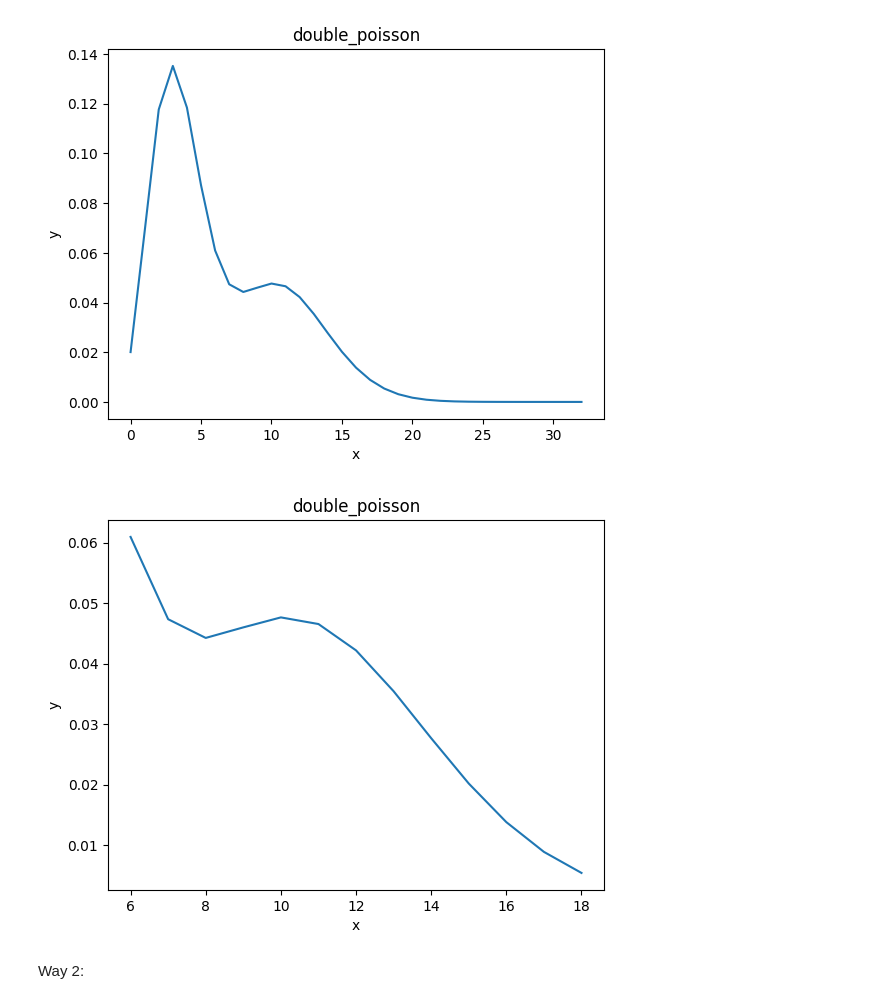
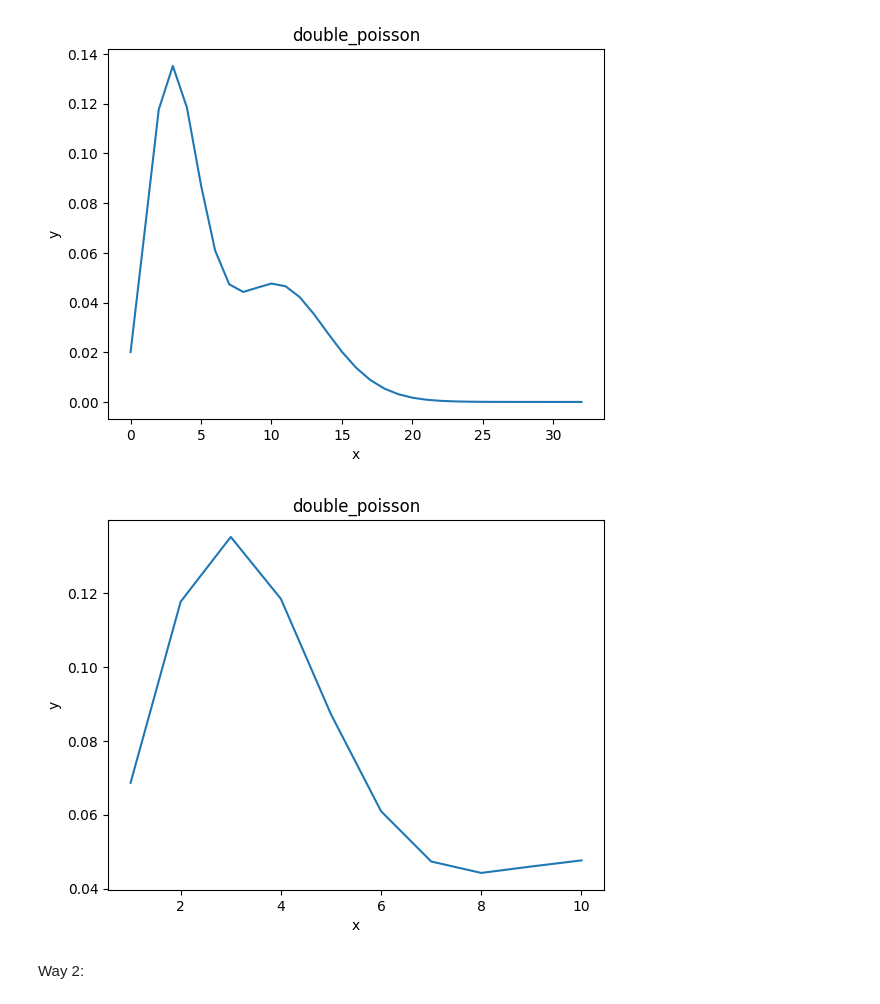
Before and after one commit to IanAguiar-ai/Discrete_Functions_Action_Integration_Hub, a Jupyter notebook: Example/Example_Discrete_Functions_Action_Integration_Hub.ipynb, the cells around one changed output. Cells and saved outputs as stored; diff of their text form; code cells hidden in the pictures.

```diff
--- a/Example/Example_Discrete_Functions_Action_Integration_Hub.ipynb
+++ b/Example/Example_Discrete_Functions_Action_Integration_Hub.ipynb
@@ -192,9 +192,9 @@ model_2.plot()
 # %% [output]
 [figure]
 # %%
-model_2.plot([6,18])
+model_2.plot([1,10])
 # %% [output]
-[figure, old version]
+[figure, new version]
 # %% [markdown]
 Way 2:
 # %%
```
Also changed, not shown: parts of 4 cells of this notebook, 1 other file.
